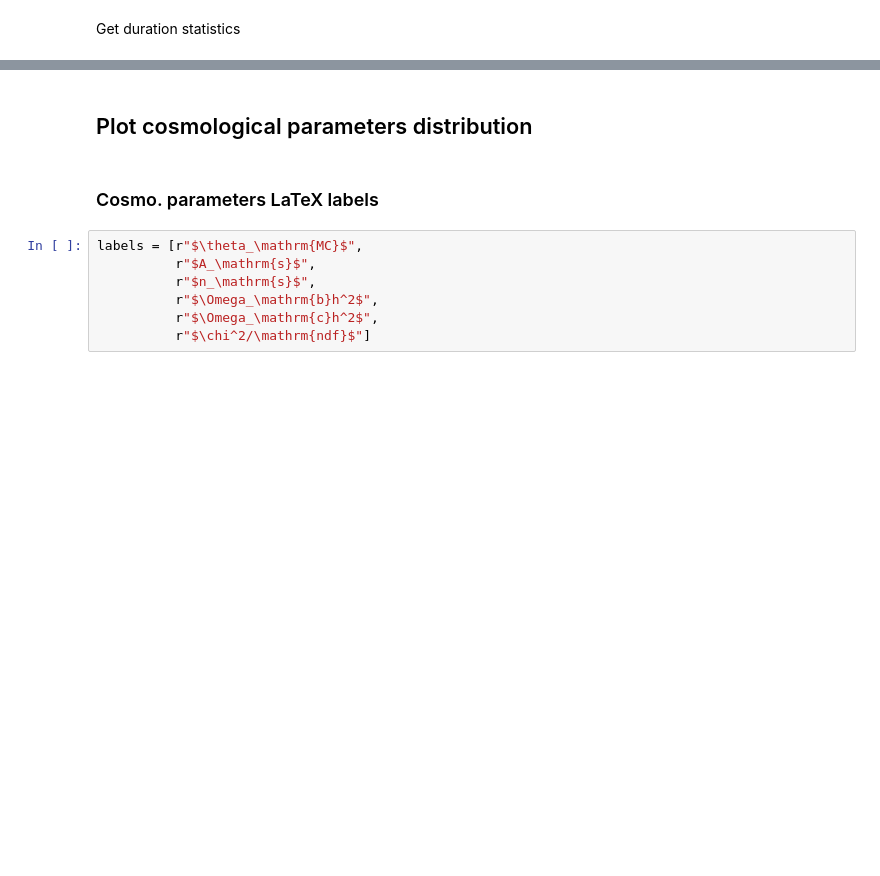
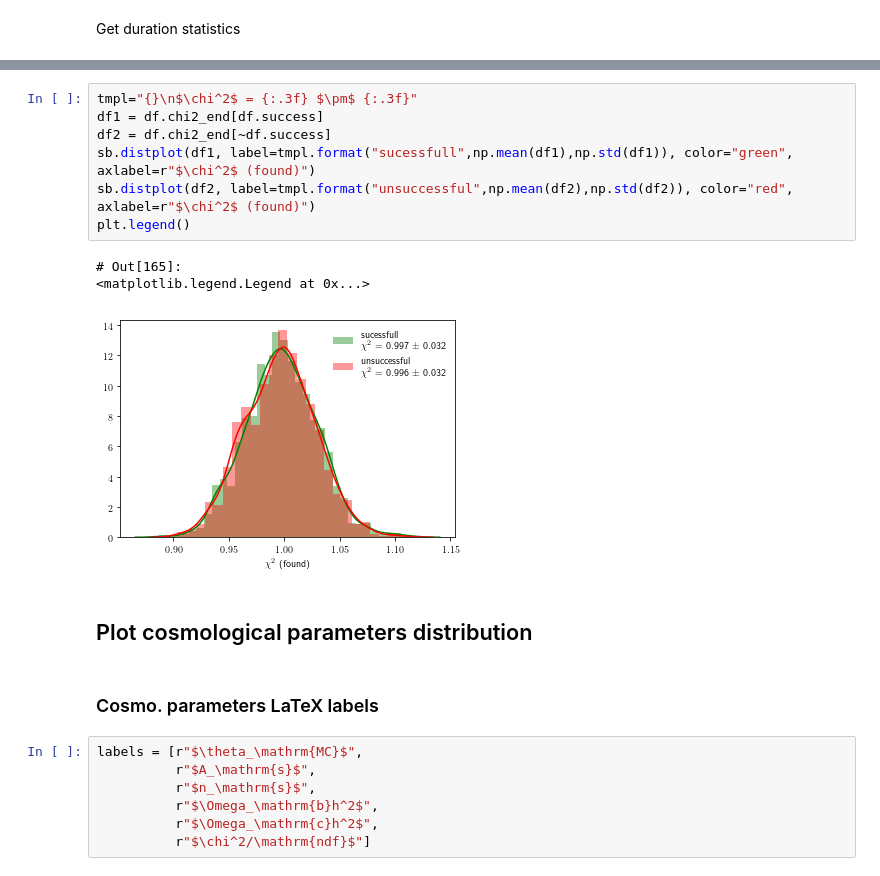
Before and after one commit to xgarrido/beyondCV, a Jupyter notebook: notebooks/beyondCV_analysis.ipynb, the cells around one changed output, grey strips where cells are left out. Saved outputs shown, nothing was run; the diff lists cells and outputs as text; blank space fills up the shorter version.

```diff
--- a/notebooks/beyondCV_analysis.ipynb
+++ b/notebooks/beyondCV_analysis.ipynb
@@ -97,3 +156,14 @@ Name: duration, dtype: object
+# %%
+tmpl="{}\n$\chi^2$ = {:.3f} $\pm$ {:.3f}"
+df1 = df.chi2_end[df.success]
+df2 = df.chi2_end[~df.success]
+sb.distplot(df1, label=tmpl.format("sucessfull",np.mean(df1),np.std(df1)), color="green", axlabel=r"$\chi^2$ (found)")
+sb.distplot(df2, label=tmpl.format("unsuccessful",np.mean(df2),np.std(df2)), color="red", axlabel=r"$\chi^2$ (found)")
+plt.legend()
+# %% [output]
+# Out[165]:
+<matplotlib.legend.Legend at 0x...>
+[figure, added]
 # %% [markdown]
 ## Plot cosmological parameters distribution
 # %% [markdown]
```
Also changed, not shown: parts of 34 cells of this notebook, 1 other file.
